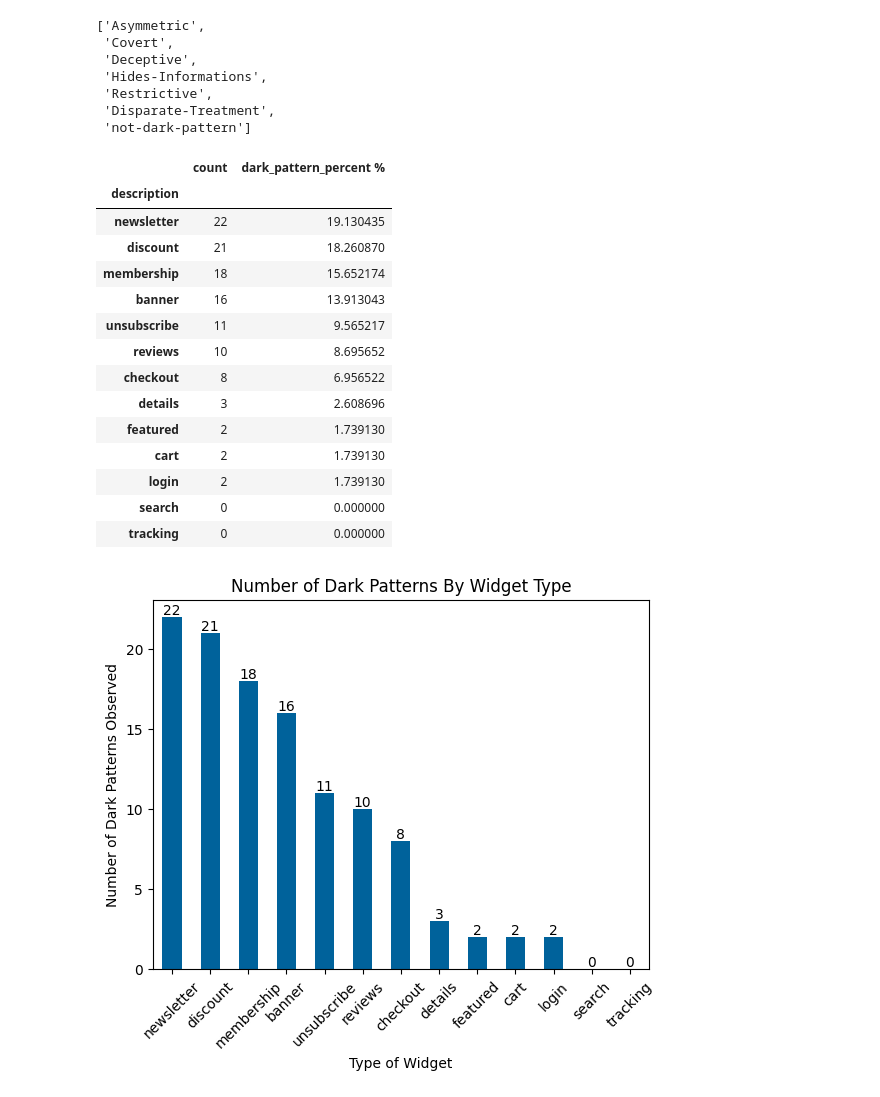
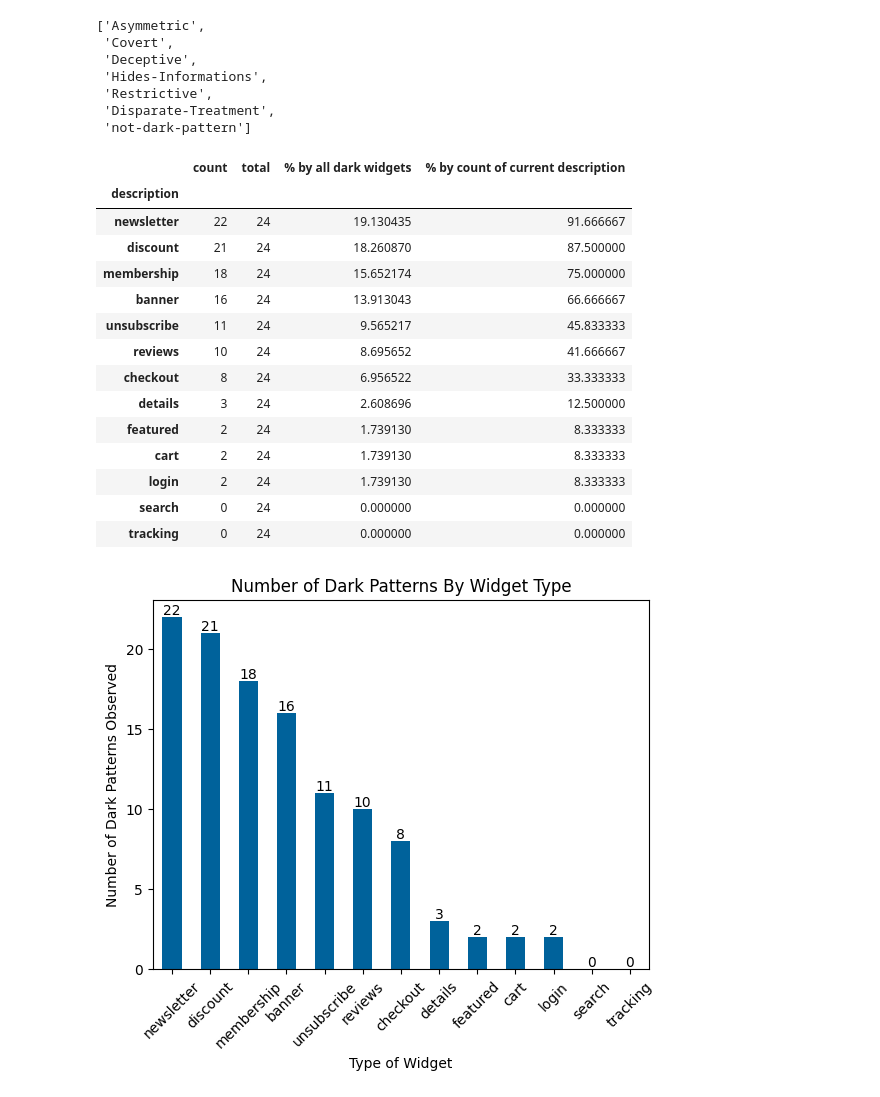
Before and after one commit to ChenzwNina/dark-pattern-analysis, a Jupyter notebook: data_analysis.ipynb, the cells around one changed output. Drawn from its saved outputs; the diff is of its cells as text; code cells hidden in the pictures.

Commit message:
Update percentages

```diff
--- a/data_analysis.ipynb
+++ b/data_analysis.ipynb
@@ -322,28 +323,31 @@ variable_names = {
 # %%
 des_num = dark_df.groupby('description')[['attributes count']].count()
 des_num = des_num.reindex(variable_names.keys(), fill_value=0)
-des_num['dark_pattern_percent %'] = des_num['attributes count'] *100 / len(dark_df)
+des_num['total'] = df.groupby('description')[['attributes count']].count()
+des_num
+des_num['% by all dark widgets'] = des_num['attributes count'] *100 / len(dark_df)
+des_num['% by count of current description'] = des_num['attributes count'] *100 / des_num['total']
 des_num.rename(columns={'attributes count': 'count'}, inplace=True)
 des_num.rename(index=variable_names, inplace=True)
 des_num_sort = des_num.sort_values('count', ascending=False)
 des_num_sort.to_csv('description.csv')
 des_num_sort
 # %% [output]
-|  | count | dark_pattern_percent % |
-| description |  |  |
-| newsletter | 22 | 19.130435 |
-| discount | 21 | 18.260870 |
-| membership | 18 | 15.652174 |
-| banner | 16 | 13.913043 |
-| unsubscribe | 11 | 9.565217 |
-| reviews | 10 | 8.695652 |
-| checkout | 8 | 6.956522 |
-| details | 3 | 2.608696 |
-| featured | 2 | 1.739130 |
-| cart | 2 | 1.739130 |
-| login | 2 | 1.739130 |
-| search | 0 | 0.000000 |
-| tracking | 0 | 0.000000 |
+|  | count | total | % by all dark widgets | % by count of current description |
+| description |  |  |  |  |
+| newsletter | 22 | 24 | 19.130435 | 91.666667 |
+| discount | 21 | 24 | 18.260870 | 87.500000 |
+| membership | 18 | 24 | 15.652174 | 75.000000 |
+| banner | 16 | 24 | 13.913043 | 66.666667 |
+| unsubscribe | 11 | 24 | 9.565217 | 45.833333 |
+| reviews | 10 | 24 | 8.695652 | 41.666667 |
+| checkout | 8 | 24 | 6.956522 | 33.333333 |
+| details | 3 | 24 | 2.608696 | 12.500000 |
+| featured | 2 | 24 | 1.739130 | 8.333333 |
+| cart | 2 | 24 | 1.739130 | 8.333333 |
+| login | 2 | 24 | 1.739130 | 8.333333 |
+| search | 0 | 24 | 0.000000 | 0.000000 |
+| tracking | 0 | 24 | 0.000000 | 0.000000 |
 # %%
 ax = des_num_sort.plot(y='count', kind='bar', color='#00629B', legend=False, title='Number of Dark Patterns By Widget Type')
 plt.xlabel('Type of Widget')
```
Also changed, not shown: parts of 9 cells of this notebook, 2 other files.
